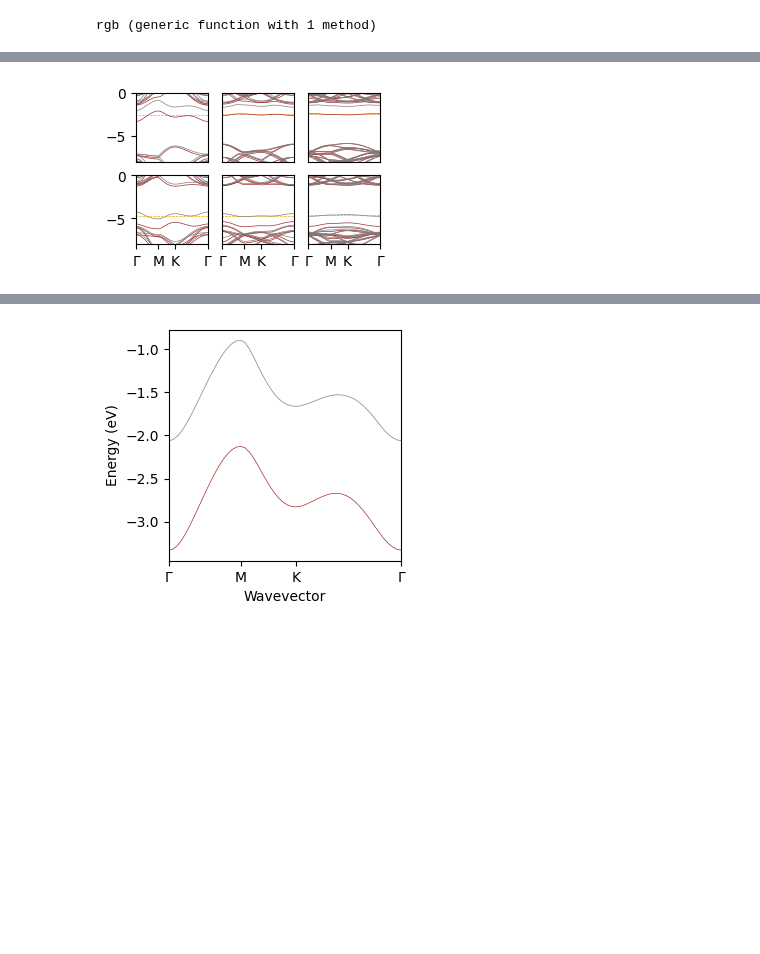
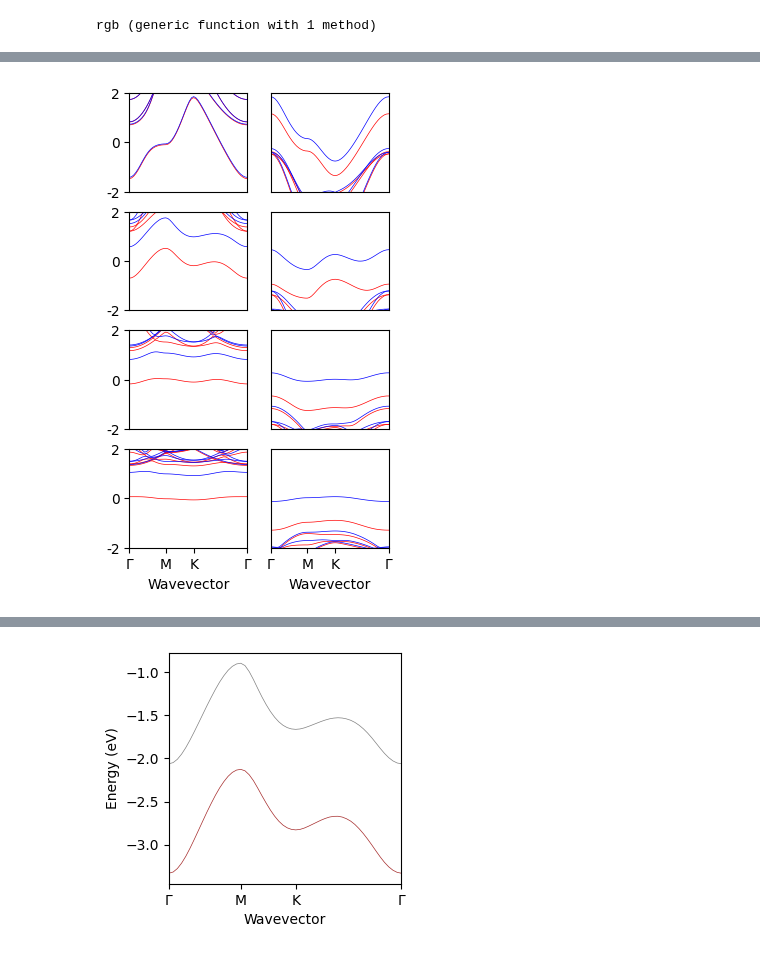
Before and after one commit to AliGhorashiCMT/Plasmons_Paper, a Jupyter notebook: Substitutional_Defects/Figure 1.ipynb, the cells around one changed output, grey strips where cells are left out. Saved outputs shown, nothing was run; the diff lists cells and outputs as text; code cells hidden in the pictures; blank space fills up the shorter version.

```diff
--- a/Substitutional_Defects/Figure 1.ipynb
+++ b/Substitutional_Defects/Figure 1.ipynb
@@ -28,6 +28,10 @@ bn44bc_buckled_dir="./BN44BC_Buckled"
 bn22nc_dir="./BN22NC"
 bn33nc_dir="./BN33NC"
 bn44nc_dir="./BN44NC"
+
+bn3bc_dir="./BN3BC"
+bn3nc_dir="./BN3NC"
+
 Ag_dir = "/home/gridsan/aligho/Plasmons/Plasmons_Paper/Substitutional_Defects/Argentene/3Dnew"
 Argentene_dir = "/home/gridsan/aligho/Plasmons/Plasmons_Paper/Substitutional_Defects/Argentene/2Dnew"
 graphene_dir = "./Graphene";
@@ -35,8 +55,9 @@ graphene_dir = "./Graphene";
 μ22bc = -2.640839712362954
 μ33bc = -2.5
 μ44bc = -2.511
-
 μ22nc = -4.713157401278416
 μ33nc = -4.716750713951669
 μ44nc = -4.624122722539408
+μ3bc = -2.088258123632972
+μ3nc = -5.665586558655866
 # %% [output]
@@ -44,67 +67,82 @@ graphene_dir = "./Graphene";
 # %%
 cm = 1/2.54
-figure(figsize=(8*cm, 5*cm))
+figure(figsize=(8.5cm, 15*cm))
 
-color_up ="brown"
-color_dn = "grey"
-num_cols = 3
-num_rows = 2
+color_up ="red"
+color_dn = "blue"
+num_cols = 2
+num_rows = 4
 
 subplot(num_rows, num_cols, 1)
-plot_bands(bn22bc_dir*"/BN22BC.bands.eigenvals", spin = 2, color_up = color_up, color_dn=color_dn, linewidth=0.5,)
-ylim(-8, -0)
+plot_bands(bn3bc_dir*"/BN3BC.bands.eigenvals", spin = 2, color_up = color_up, color_dn=color_dn, linewidth=0.5,)
+ylim(μ3bc-2, μ3bc+2)
 xlabel("")
 ylabel("")
-hlines([μ22bc], -100, 100, color="orange", linestyle="dashed", linewidth=0.5)
+xticks([])
+yticks([μ3bc-2, μ3bc, μ3bc+2], ["-2", "0", "2" ])
+
+subplot(num_rows, num_cols, 2)
+plot_bands(bn3nc_dir*"/BN3NC.bands.eigenvals", spin = 2, color_up = color_up, color_dn=color_dn, linewidth=0.5,)
+ylim(μ3nc-2, μ3nc+2)
+xlabel("")
+ylabel("")
+xticks([])
+yticks([])
+#yticks([μ3nc-2, μ3nc, μ3nc+2], ["-2", "0", "2" ])
+
+subplot(num_rows, num_cols, 3)
+plot_bands(bn22bc_dir*"/BN22BC.bands.eigenvals", spin = 2, color_up = color_up, color_dn=color_dn, linewidth=0.5,)
+ylim(μ22bc-2, μ22bc+2)
+yticks([μ22bc-2, μ22bc, μ22bc+2], ["-2", "0", "2" ])
+xlabel("")
+ylabel("")
 xticks([])
 
 subplot(num_rows, num_cols, 4)
 plot_bands(bn22nc_dir*"/BN22NC.bands.eigenvals", spin = 2, color_up = color_up, color_dn=color_dn, linewidth=0.5)
-ylim(-8, -0)
-xlabel("")
-ylabel("")
-hlines([μ22nc], -100, 100, color="orange", linestyle="dashed", linewidth=0.5)
-
-
-subplot(num_rows, num_cols, 2)
-
-plot_bands(bn33bc_dir*"/BN33BC.bands.eigenvals", spin = 2, color_up = color_up, color_dn=color_dn, linewidth=0.5)
-ylim(-8, -0)
+ylim(μ22nc-2, μ22nc+2)
 xlabel("")
 ylabel("")
 yticks([])
 xticks([])
-hlines([μ33bc], -100, 100, color="orange", linestyle="dashed", linewidth=0.5)
 
 
 subplot(num_rows, num_cols, 5)
+
+plot_bands(bn33bc_dir*"/BN33BC.bands.eigenvals", spin = 2, color_up = color_up, color_dn=color_dn, linewidth=0.5)
+ylim(μ33bc-2, μ33bc+2)
+yticks([μ33bc-2, μ33bc, μ33bc+2], ["-2", "0", "2" ])
+
+xlabel("")
+ylabel("")
+xticks([])
+
+
+subplot(num_rows, num_cols, 6)
 plot_bands(bn33nc_dir*"/BN33NC.bands.eigenvals", spin = 2, color_up = color_up, color_dn=color_dn, linewidth=0.5)
-ylim(-8, -0)
+ylim(μ33nc-2, μ33nc+2)
 xlabel("")
 ylabel("")
 yticks([])
-hlines([μ33nc], -100, 100, color="orange", linestyle="dashed", linewidth=0.5)
-
-subplot(num_rows, num_cols, 3)
-plot_bands(bn44bc_dir*"/BN44BC.bands.eigenvals", spin = 2, color_up = color_up, color_dn=color_dn, linewidth=0.5)
-ylim(-8, -0)
 xlabel("")
-ylabel("")
 xticks([])
-yticks([])
-hlines([μ44bc], -100, 100, color="orange", linestyle="dashed", linewidth=0.5)
 
 
-subplot(num_rows, num_cols, 6)
-plot_bands(bn44nc_dir*"/BN44NC.bands.eigenvals", spin = 2, color_up = color_up, color_dn=color_dn, linewidth=0.5)
-ylim(-8, -0)
-xlabel("")
+subplot(num_rows, num_cols, 7)
+plot_bands(bn44bc_dir*"/BN44BC.bands.eigenvals", spin = 2, color_up = color_up, color_dn=color_dn, linewidth=0.5)
+ylim(μ44bc-2, μ44bc+2)
+yticks([μ44bc-2, μ44bc, μ44bc+2], ["-2", "0", "2" ])
+
 ylabel("")
-#title("BN44NC")
-yticks([])
-hlines([μ44nc], -100, 100, color="orange", linestyle="dashed", linewidth=0.5)
 
 
-#savefig("AllBands.pdf")
+subplot(num_rows, num_cols, 8)
+plot_bands(bn44nc_dir*"/BN44NC.bands.eigenvals", spin = 2, color_up = color_up, color_dn=color_dn, linewidth=0.5)
+ylim(μ44nc-2, μ44nc+2)
+ylabel("")
+yticks([])
+
+
+savefig("AllBands.pdf")
 # %% [output]
-[figure, old version]
+[figure, new version]
```
Also changed, not shown: parts of 17 cells of this notebook, 1 other file.
